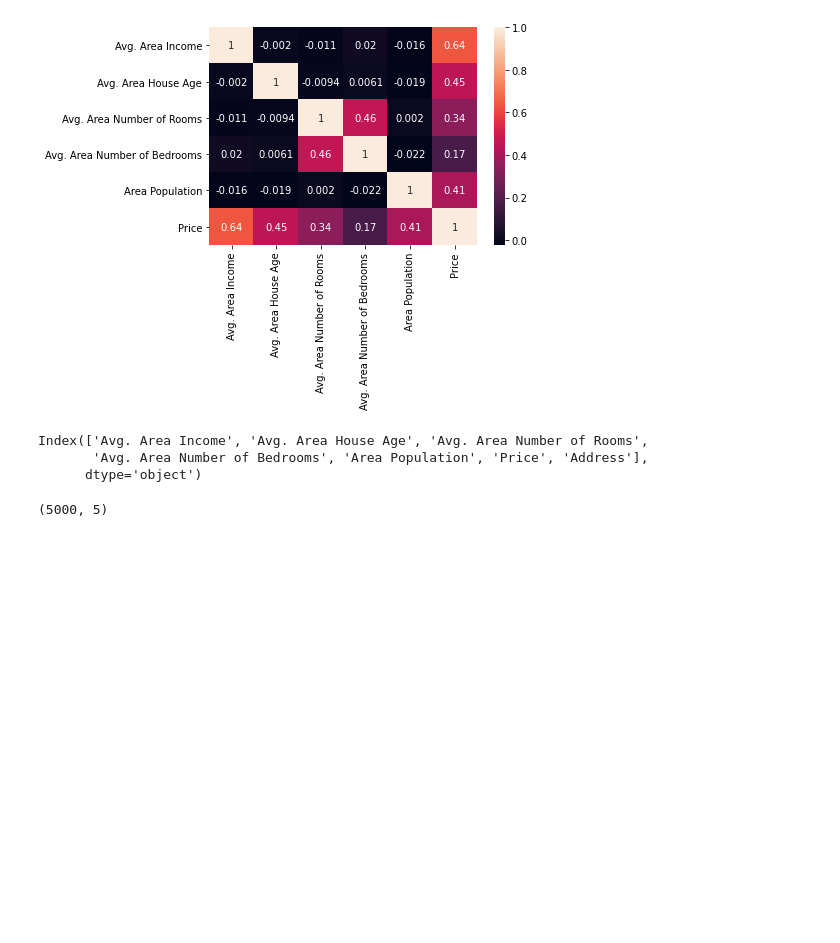
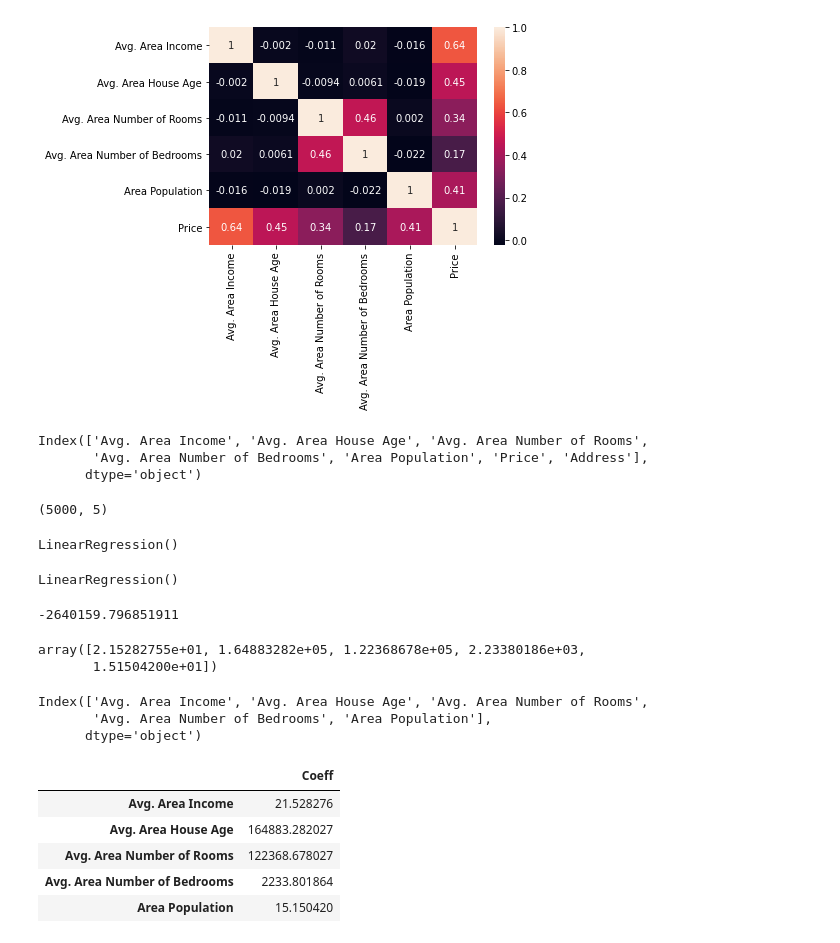
Before and after one commit to ifejibola/Data-Science, a Jupyter notebook: Machine Learning /#1Linear Regression.ipynb, the cells around one changed output. Drawn from its saved outputs; the diff is of its cells as text; code cells hidden in the pictures; blank space fills up the shorter version.

Commit message:
sklearn, features matrix, Target Array, Linear Regression

```diff
--- a/Machine Learning /#1Linear Regression.ipynb
+++ b/Machine Learning /#1Linear Regression.ipynb
@@ -99,0 +105,36 @@ from sklearn.model_selection import train_test_split
+# %%
+#Instantiate an instance of the model(object), at this point no data has been attached to the model,
+    #NOTE: hyperparameters should only be added at this point !!
+model = LinearRegression()
+model
+# %% [output]
+LinearRegression()
+# %%
+#apply model to data/ train the model
+model.fit(X_train,y_train)
+# %% [output]
+LinearRegression()
+# %%
+print(model.intercept_)
+# %% [output]
+-2640159.796851911
+# %%
+model.coef_
+# %% [output]
+array([2.15282755e+01, 1.64883282e+05, 1.22368678e+05, 2.23380186e+03,
+       1.51504200e+01])
+# %%
+X_train.columns
+# %% [output]
+Index(['Avg. Area Income', 'Avg. Area House Age', 'Avg. Area Number of Rooms',
+       'Avg. Area Number of Bedrooms', 'Area Population'],
+      dtype='object')
+# %%
+pd.DataFrame(model.coef_, X.columns, columns=['Coeff'])
+# %% [output]
+|  | Coeff |
+| Avg. Area Income | 21.528276 |
+| Avg. Area House Age | 164883.282027 |
+| Avg. Area Number of Rooms | 122368.678027 |
+| Avg. Area Number of Bedrooms | 2233.801864 |
+| Area Population | 15.150420 |
```
Also changed, not shown: parts of 2 cells of this notebook, 4 other files.
